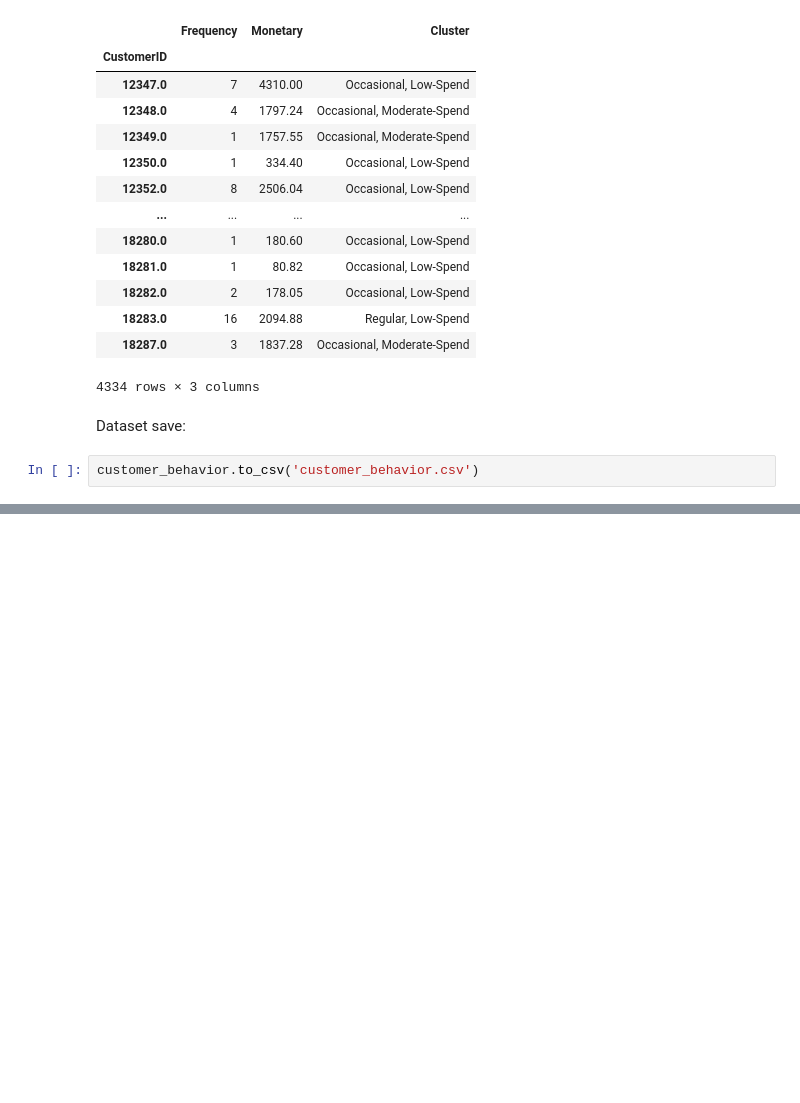
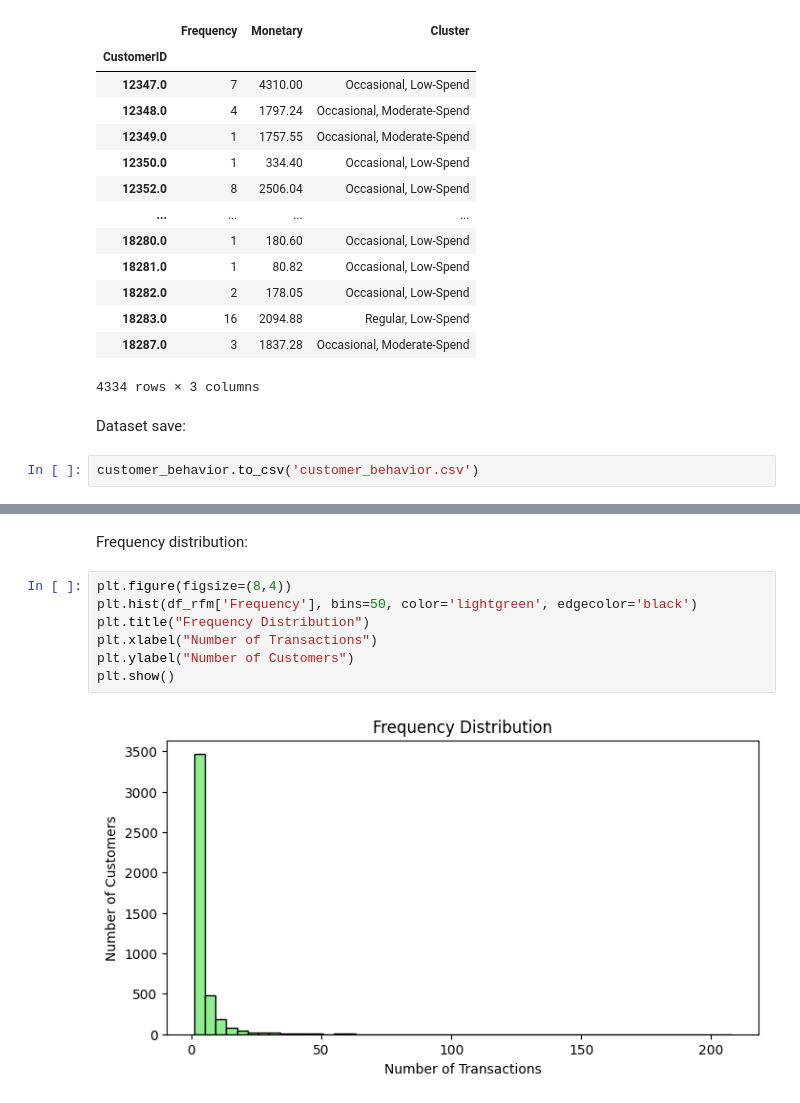
Before and after one commit to Vaisakh-Nirupam/Shopper_Spectrum, a Jupyter notebook: Shopper_Model.ipynb, the cells around one changed output, grey strips where cells are left out. Cells and saved outputs as stored; diff of their text form; blank space fills up the shorter version.

```diff
--- a/Shopper_Model.ipynb
+++ b/Shopper_Model.ipynb
@@ -441,0 +487,11 @@ customer_behavior.to_csv('customer_behavior.csv')
+# %% [markdown]
+Frequency distribution:
+# %%
+plt.figure(figsize=(8,4))
+plt.hist(df_rfm['Frequency'], bins=50, color='lightgreen', edgecolor='black')
+plt.title("Frequency Distribution")
+plt.xlabel("Number of Transactions")
+plt.ylabel("Number of Customers")
+plt.show()
+# %% [output]
+[figure, added]
```
Also changed, not shown: parts of 29 cells of this notebook.
